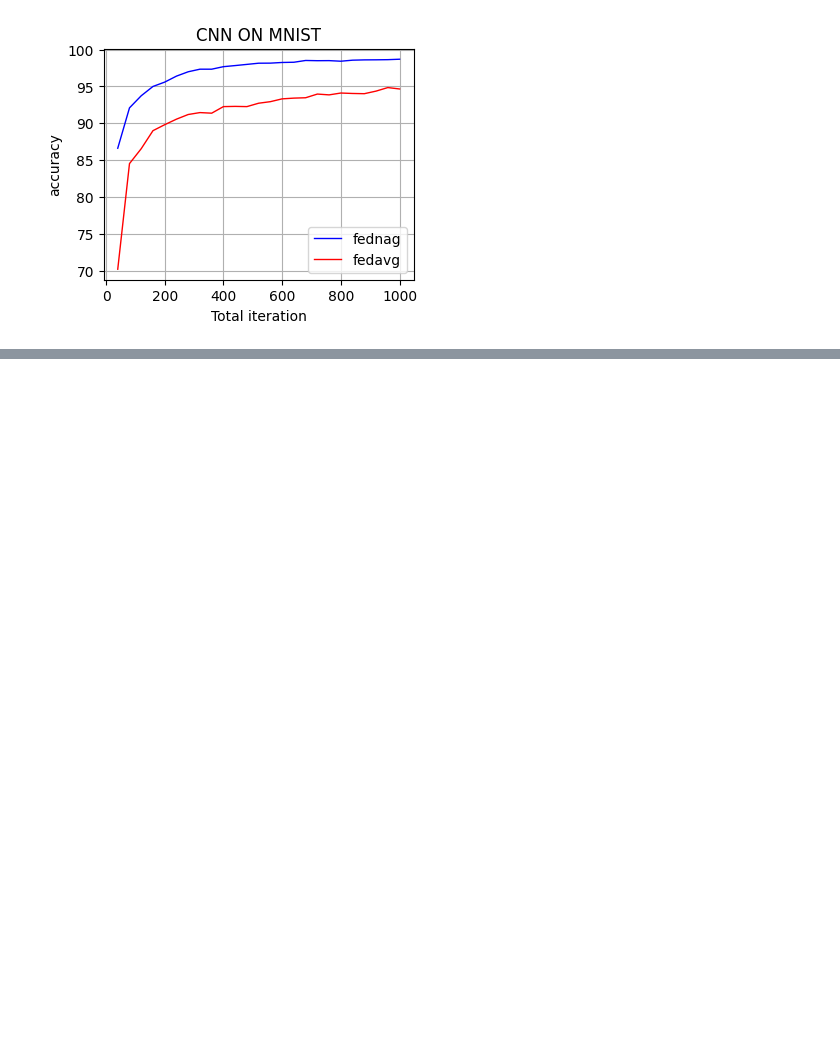
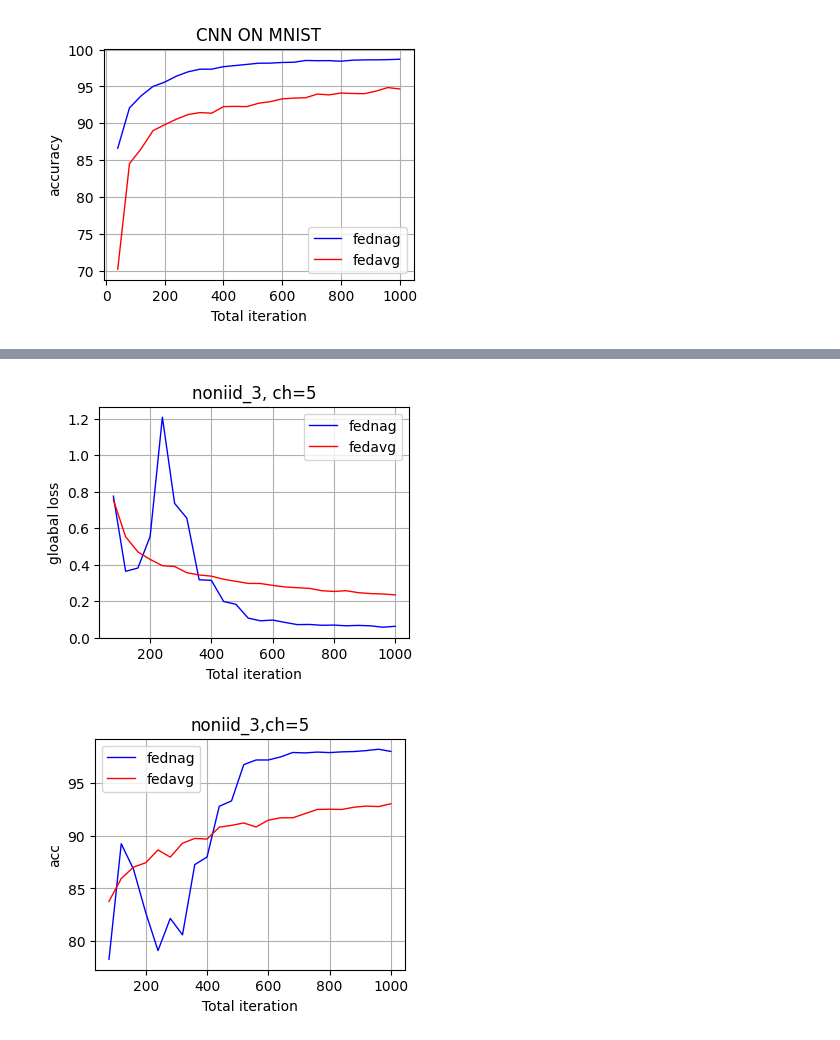
Before and after one commit to Gooooooogo/fedml, a Jupyter notebook: fed_plot.ipynb, the cells around one changed output, grey strips where cells are left out. Drawn from its saved outputs; the diff is of its cells as text; code cells hidden in the pictures; blank space fills up the shorter version.

```diff
--- a/fed_plot.ipynb
+++ b/fed_plot.ipynb
@@ -100,0 +183,30 @@ plt.show()  # 显示图形
+# %%
+#    client_class_ch=[[0,1,2,3,4],
+#                      [3,4,5,6,7],
+#                      [5,6,7,8,9],
+#                      [0,1,2,8,9]]
+plt.figure(figsize=(4, 3))  # 设置图形大小
+plt.plot(sheet_data['noniid_3_nag']['column2'], sheet_data['noniid_3_nag']['column4'], label='fednag', color='blue', linewidth=1)  # 绘制折线图
+plt.plot(sheet_data['noniid_3_avg']['column2'], sheet_data['noniid_3_avg']['column4'], label='fedavg', color='red', linewidth=1)  # 绘制折线图
+plt.title('noniid_3, ch=5')  # 设置标题
+plt.xlabel('Total iteration')  # 设置X轴标签
+plt.ylabel('gloabal loss')  # 设置Y轴标签
+plt.legend()  # 显示图例
+plt.grid(True)  # 显示网格线
+plt.show()  # 显示图形
+
+
+
+
+plt.figure(figsize=(4, 3))  # 设置图形大小
+plt.plot(sheet_data['noniid_3_nag']['column2'], sheet_data['noniid_3_nag']['column5'], label='fednag', color='blue', linewidth=1)  # 绘制折线图
+plt.plot(sheet_data['noniid_3_avg']['column2'], sheet_data['noniid_3_avg']['column5'], label='fedavg', color='red', linewidth=1)  # 绘制折线图
+plt.title('noniid_3,ch=5')  # 设置标题
+plt.xlabel('Total iteration')  # 设置X轴标签
+plt.ylabel('acc')  # 设置Y轴标签
+plt.legend()  # 显示图例
+plt.grid(True)  # 显示网格线
+plt.show()  # 显示图形
+# %% [output]
+[figure, added]
+[figure, added]
```
Also changed, not shown: parts of 4 cells of this notebook, 7 other files.
